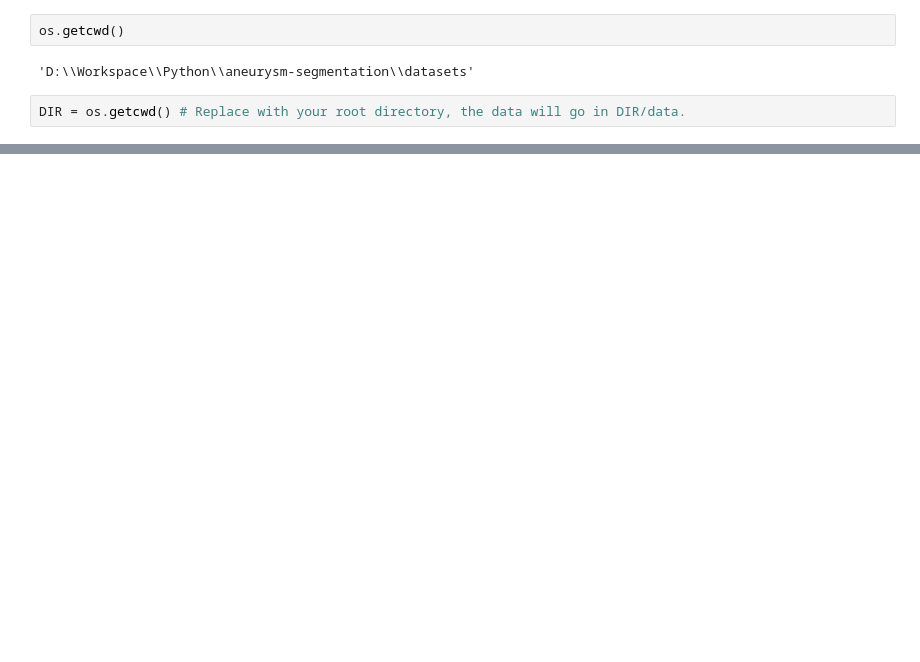
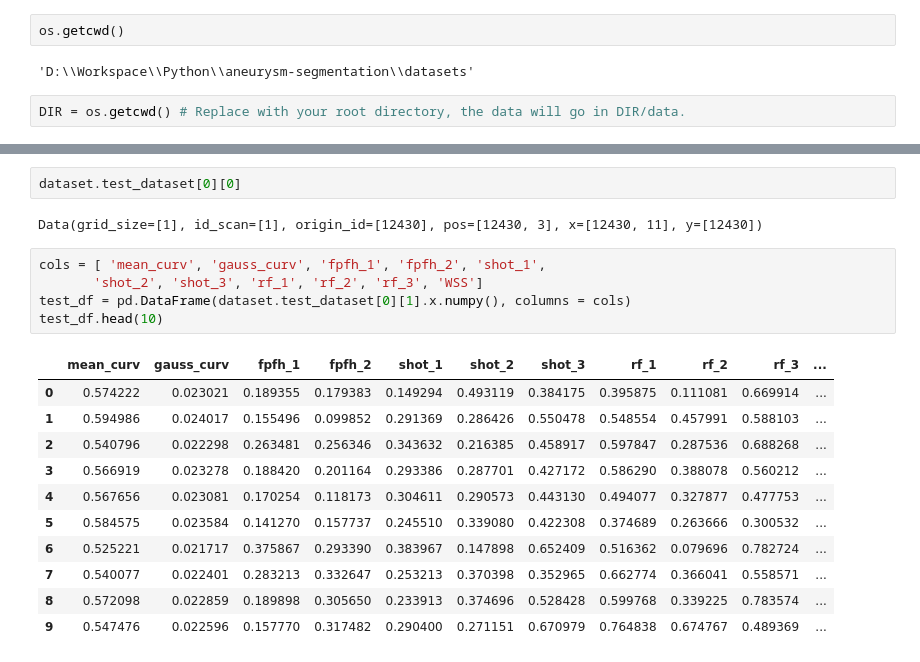
Before and after one commit to abhimandal/AneurysmSegmentation, a Jupyter notebook: datasets/Dataset tester.ipynb, the cells around one changed output, grey strips where cells are left out. Saved outputs shown, nothing was run; the diff lists cells and outputs as text; blank space fills up the shorter version.

```diff
--- a/datasets/Dataset tester.ipynb
+++ b/datasets/Dataset tester.ipynb
@@ -154,0 +303,21 @@ Batch size = None
+# %%
+dataset.test_dataset[0][0]
+# %% [output]
+Data(grid_size=[1], id_scan=[1], origin_id=[12430], pos=[12430, 3], x=[12430, 11], y=[12430])
+# %%
+cols = [ 'mean_curv', 'gauss_curv', 'fpfh_1', 'fpfh_2', 'shot_1',
+       'shot_2', 'shot_3', 'rf_1', 'rf_2', 'rf_3', 'WSS']
+test_df = pd.DataFrame(dataset.test_dataset[0][1].x.numpy(), columns = cols)
+test_df.head(10)
+# %% [output]
+|  | mean_curv | gauss_curv | fpfh_1 | fpfh_2 | shot_1 | shot_2 | shot_3 | rf_1 | rf_2 | rf_3 | ... |
+| 0 | 0.574222 | 0.023021 | 0.189355 | 0.179383 | 0.149294 | 0.493119 | 0.384175 | 0.395875 | 0.111081 | 0.669914 | ... |
+| 1 | 0.594986 | 0.024017 | 0.155496 | 0.099852 | 0.291369 | 0.286426 | 0.550478 | 0.548554 | 0.457991 | 0.588103 | ... |
+| 2 | 0.540796 | 0.022298 | 0.263481 | 0.256346 | 0.343632 | 0.216385 | 0.458917 | 0.597847 | 0.287536 | 0.688268 | ... |
+| 3 | 0.566919 | 0.023278 | 0.188420 | 0.201164 | 0.293386 | 0.287701 | 0.427172 | 0.586290 | 0.388078 | 0.560212 | ... |
+| 4 | 0.567656 | 0.023081 | 0.170254 | 0.118173 | 0.304611 | 0.290573 | 0.443130 | 0.494077 | 0.327877 | 0.477753 | ... |
+| 5 | 0.584575 | 0.023584 | 0.141270 | 0.157737 | 0.245510 | 0.339080 | 0.422308 | 0.374689 | 0.263666 | 0.300532 | ... |
+| 6 | 0.525221 | 0.021717 | 0.375867 | 0.293390 | 0.383967 | 0.147898 | 0.652409 | 0.516362 | 0.079696 | 0.782724 | ... |
+| 7 | 0.540077 | 0.022401 | 0.283213 | 0.332647 | 0.253213 | 0.370398 | 0.352965 | 0.662774 | 0.366041 | 0.558571 | ... |
+| 8 | 0.572098 | 0.022859 | 0.189898 | 0.305650 | 0.233913 | 0.374696 | 0.528428 | 0.599768 | 0.339225 | 0.783574 | ... |
+| 9 | 0.547476 | 0.022596 | 0.157770 | 0.317482 | 0.290400 | 0.271151 | 0.670979 | 0.764838 | 0.674767 | 0.489369 | ... |
```
Also changed, not shown: parts of 55 cells of this notebook.
